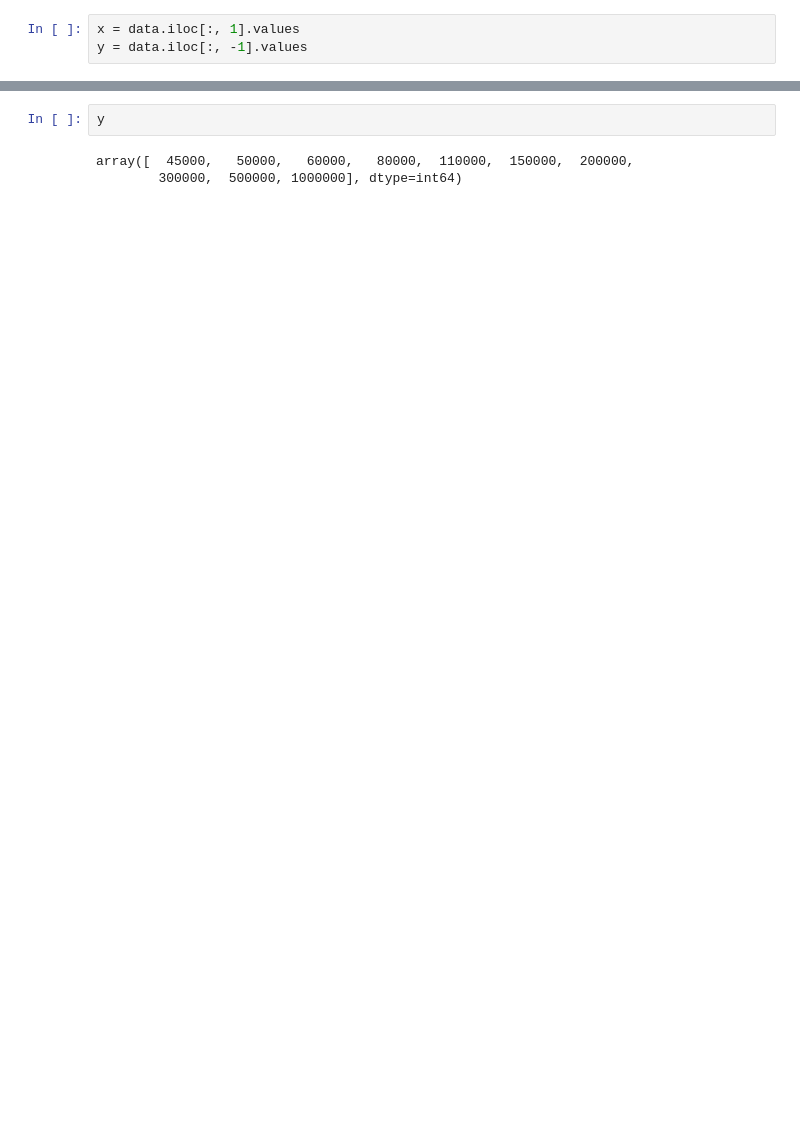
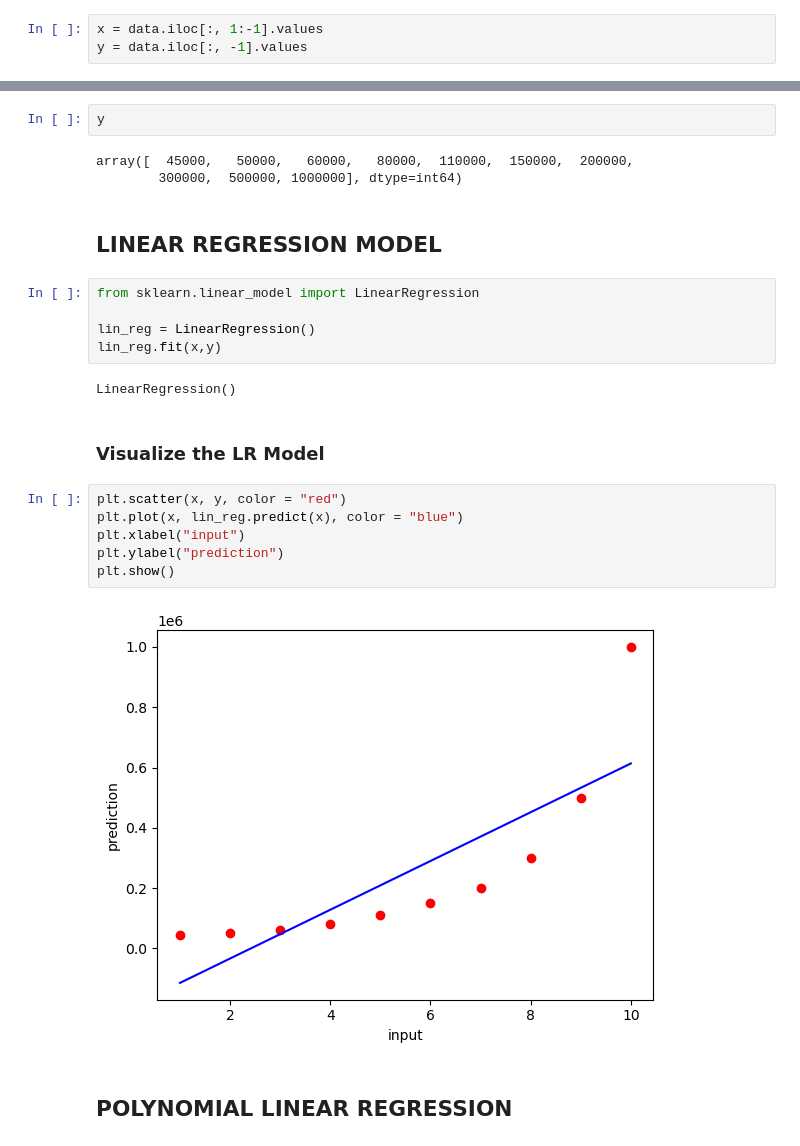
Before and after one commit to ArpitTripathi945/ML_Models_Scratch, a Jupyter notebook: polynomial_linear_regression.ipynb, the cells around one changed output, grey strips where cells are left out. Cells and saved outputs as stored; diff of their text form; blank space fills up the shorter version.

Commit message:
PLR Model

```diff
--- a/polynomial_linear_regression.ipynb
+++ b/polynomial_linear_regression.ipynb
@@ -26,7 +26,7 @@ data
 # %% [markdown]
 ## Splitting the data
 # %%
-x = data.iloc[:, 1].values
+x = data.iloc[:, 1:-1].values
 y = data.iloc[:, -1].values
 # %%
 x
@@ -37,3 +46,24 @@ y
 # %% [output]
 array([  45000,   50000,   60000,   80000,  110000,  150000,  200000,
         300000,  500000, 1000000], dtype=int64)
+# %% [markdown]
+## LINEAR REGRESSION MODEL
+# %%
+from sklearn.linear_model import LinearRegression
+
+lin_reg = LinearRegression()
+lin_reg.fit(x,y)
+# %% [output]
+LinearRegression()
+# %% [markdown]
+### Visualize the LR Model
+# %%
+plt.scatter(x, y, color = "red")
+plt.plot(x, lin_reg.predict(x), color = "blue")
+plt.xlabel("input")
+plt.ylabel("prediction")
+plt.show()
+# %% [output]
+[figure, added]
+# %% [markdown]
+## POLYNOMIAL LINEAR REGRESSION
```
Also changed, not shown: parts of 6 cells of this notebook.
